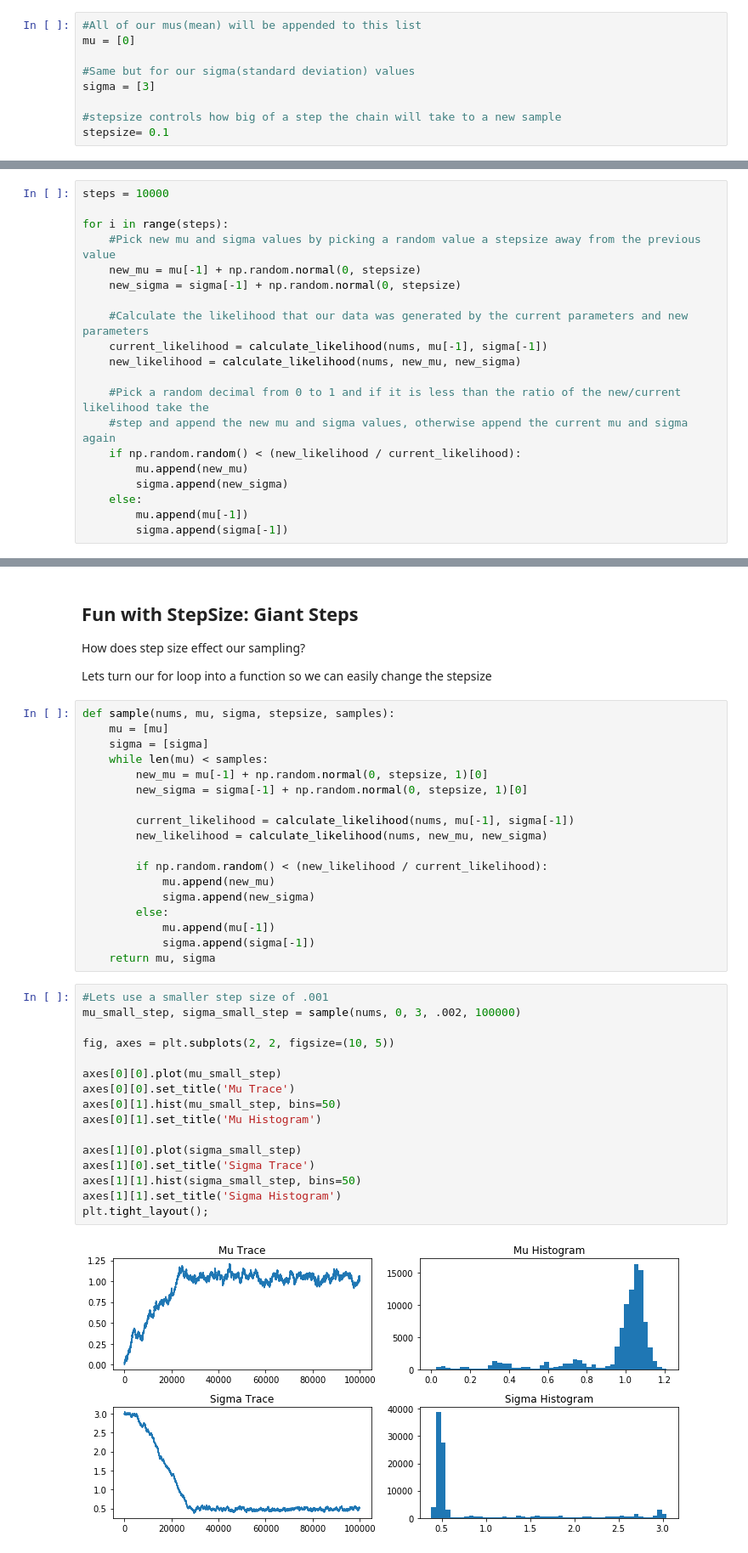
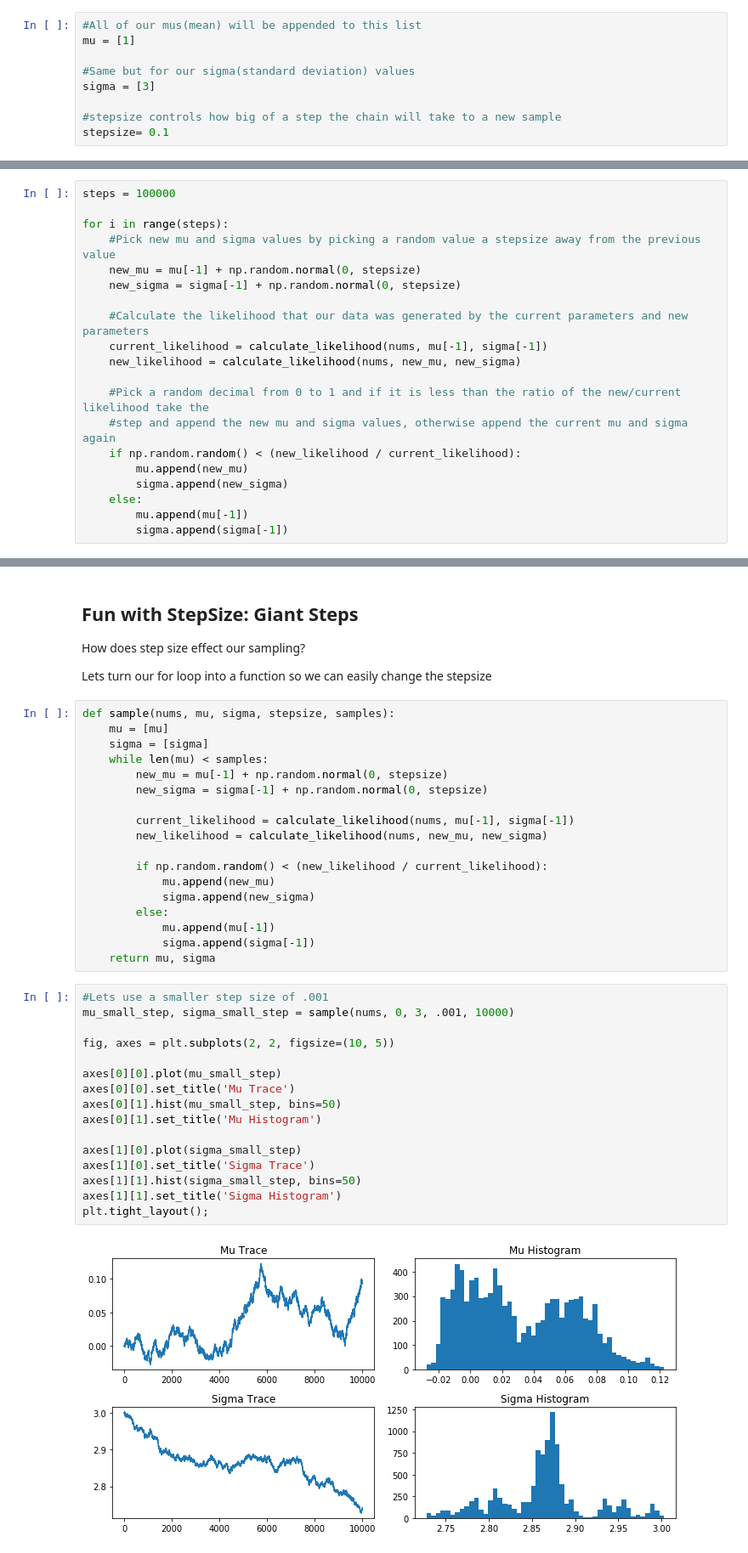
Before and after one commit to Bmcgarry194/sampling, a Jupyter notebook: sampling.ipynb, the cells around one changed output, grey strips where cells are left out. Shown at 85% size. Drawn from its saved outputs; the diff is of its cells as text.

```diff
--- a/sampling.ipynb
+++ b/sampling.ipynb
@@ -172,7 +179,7 @@ nums = np.random.normal(loc=1, scale=0.5, size=100)
 ## Initialize Parameters Mu (mean) and sigma (standard deviation)
 # %%
 #All of our mus(mean) will be appended to this list
-mu = [0]
+mu = [1]
 
 #Same but for our sigma(standard deviation) values
 sigma = [3]
@@ -182,7 +189,7 @@ stepsize= 0.1
 # %% [markdown]
 ## Lets Run the Algorithm!
 # %%
-steps = 10000
+steps = 100000
 
 for i in range(steps):
     #Pick new mu and sigma values by picking a random value a stepsize away from the previous value
@@ -265,8 +273,8 @@ def sample(nums, mu, sigma, stepsize, samples):
     mu = [mu]
     sigma = [sigma]
     while len(mu) < samples:
-        new_mu = mu[-1] + np.random.normal(0, stepsize, 1)[0]
-        new_sigma = sigma[-1] + np.random.normal(0, stepsize, 1)[0]
+        new_mu = mu[-1] + np.random.normal(0, stepsize)
+        new_sigma = sigma[-1] + np.random.normal(0, stepsize)
 
         current_likelihood = calculate_likelihood(nums, mu[-1], sigma[-1])
         new_likelihood = calculate_likelihood(nums, new_mu, new_sigma)
@@ -280,22 +288,22 @@ def sample(nums, mu, sigma, stepsize, samples):
     return mu, sigma
 # %%
 #Lets use a smaller step size of .001
-mu_small_step, sigma_small_step = sample(nums, 0, 3, .002, 100000)
+mu_small_step, sigma_small_step = sample(nums, 0, 3, .001, 10000)
 
 fig, axes = plt.subplots(2, 2, figsize=(10, 5))
 
 axes[0][0].plot(mu_small_step)
 axes[0][0].set_title('Mu Trace')
 axes[0][1].hist(mu_small_step, bins=50)
 axes[0][1].set_title('Mu Histogram')
 
 axes[1][0].plot(sigma_small_step)
 axes[1][0].set_title('Sigma Trace')
 axes[1][1].hist(sigma_small_step, bins=50)
 axes[1][1].set_title('Sigma Histogram')
 plt.tight_layout();
 # %% [output]
-[figure, old version]
+[figure, new version]
 # %% [markdown]
 What happened here?
 
```
Also changed, not shown: parts of 14 cells of this notebook.
